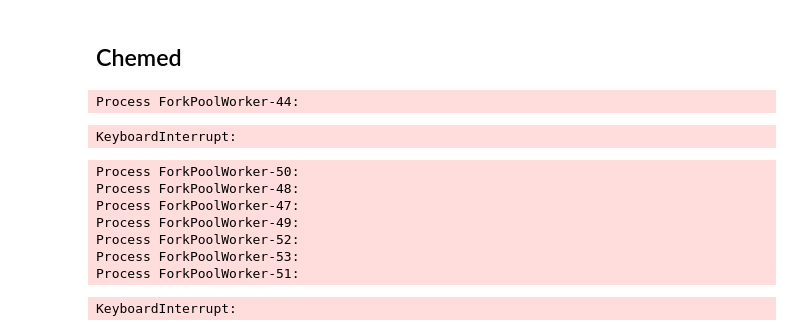
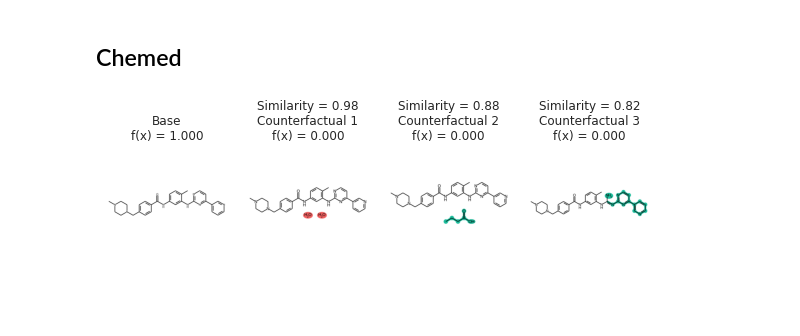
Before and after one commit to ur-whitelab/exmol, a Jupyter notebook: paper/RF.ipynb, the cells around one changed output. Drawn from its saved outputs; the diff is of its cells as text; code cells hidden in the pictures; blank space fills up the shorter version.

```diff
--- a/paper/RF.ipynb
+++ b/paper/RF.ipynb
@@ -178,27 +181,20 @@ skunk.display(svg)
 # %% [markdown]
 ## Chemed
 # %%
-cspace = exmol.sample_space('Cc1ccc(cc1Nc2nccc(n2)c3cccnc3)NC(=O)c4ccc(cc4)CN5CCN(CC5)C', model_eval)
-#space = exmol.sample_space(example_neg, model_eval)
+cspace = exmol.sample_space('Cc1ccc(cc1Nc2nccc(n2)c3cccnc3)NC(=O)c4ccc(cc4)CN5CCN(CC5)C',
+                            model_eval,preset="medium")
-# %% [output]
-Process ForkPoolWorker-44:
-KeyboardInterrupt:
 # %%
-zspace = exmol.sample_space('Cc1ccc(cc1Nc2nccc(n2)c3cccnc3)NC(=O)c4ccc(cc4)CN5CCN(CC5)C', model_eval, num_samples=500, preset='chemed')
+kws = {'num_samples':1500}
+zspace = exmol.sample_space('Cc1ccc(cc1Nc2nccc(n2)c3cccnc3)NC(=O)c4ccc(cc4)CN5CCN(CC5)C',
+                            model_eval, preset='chemed', method_kwargs=kws)
-# %% [output]
-Process ForkPoolWorker-50:
-Process ForkPoolWorker-48:
-Process ForkPoolWorker-47:
-Process ForkPoolWorker-49:
-Process ForkPoolWorker-52:
-Process ForkPoolWorker-53:
-Process ForkPoolWorker-51:
-KeyboardInterrupt:
 # %%
 ### Gleevac molecule
+exps = exmol.cf_explain(zspace)
 fkw = {'figsize': (8,6)}
 mpl.rc('axes', titlesize=12)
 exmol.plot_cf(exps, figure_kwargs=fkw, mol_size=(450,400), nrows=1)
+# %% [output]
+[figure, added]
 # %%
 fkw = {'figsize': (8,6)}
 mpl.rc('axes', titlesize=12)
```
Also changed, not shown: parts of 6 cells of this notebook, 5 other files.
